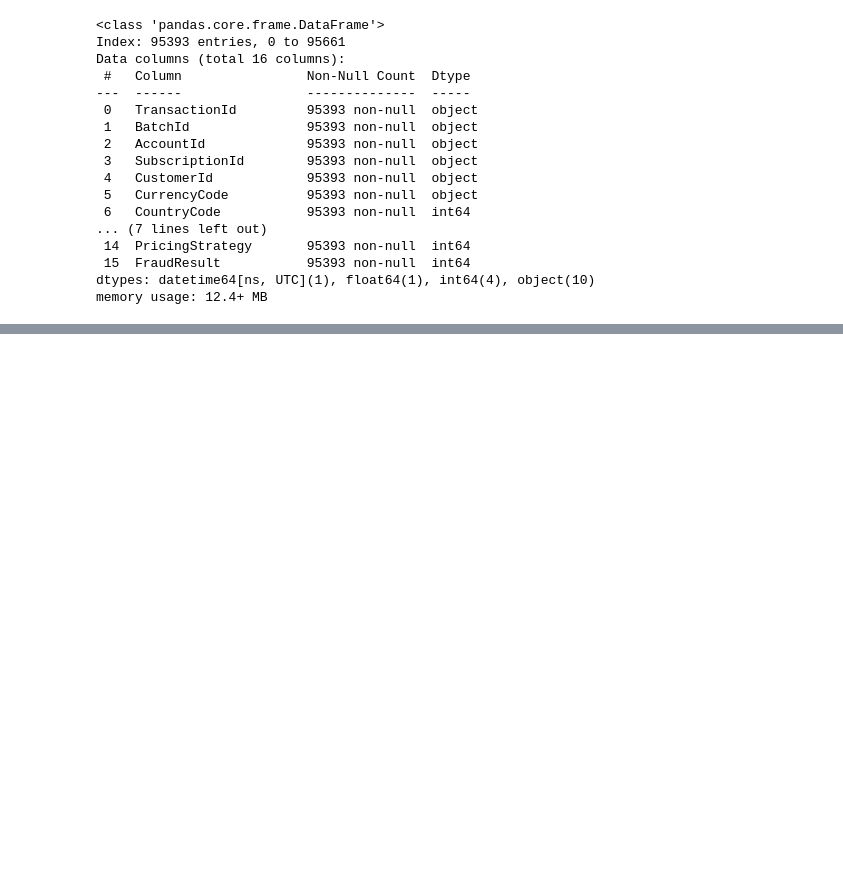
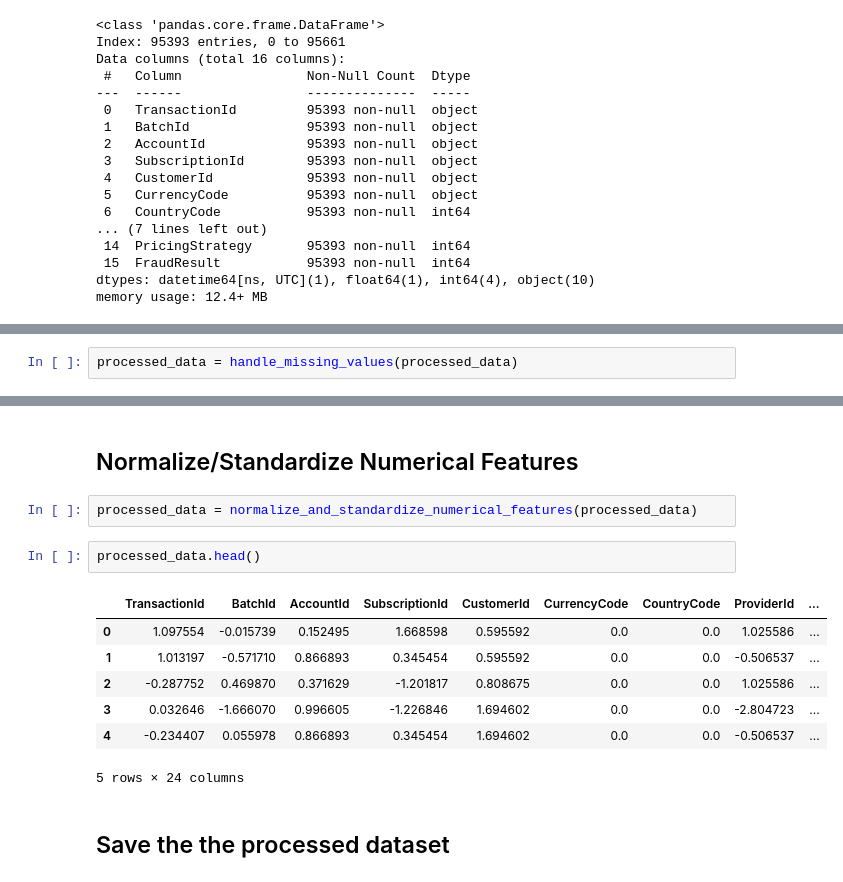
Before and after one commit to Daniel-Andarge/AiML-bati-bank-credit-scoring-model, a Jupyter notebook: notebooks/feature_engineering.ipynb, the cells around one changed output, grey strips where cells are left out. Saved outputs shown, nothing was run; the diff lists cells and outputs as text; blank space fills up the shorter version.

```diff
--- a/notebooks/feature_engineering.ipynb
+++ b/notebooks/feature_engineering.ipynb
@@ -36,0 +131,2 @@ memory usage: 12.4+ MB
+# %%
+processed_data = handle_missing_values(processed_data)
@@ -36,0 +153,16 @@ memory usage: 12.4+ MB
+# %% [markdown]
+## Normalize/Standardize Numerical Features
+# %%
+processed_data = normalize_and_standardize_numerical_features(processed_data)
+# %%
+processed_data.head()
+# %% [output]
+|  | TransactionId | BatchId | AccountId | SubscriptionId | CustomerId | CurrencyCode | CountryCode | ProviderId | ... |
+| 0 | 1.097554 | -0.015739 | 0.152495 | 1.668598 | 0.595592 | 0.0 | 0.0 | 1.025586 | ... |
+| 1 | 1.013197 | -0.571710 | 0.866893 | 0.345454 | 0.595592 | 0.0 | 0.0 | -0.506537 | ... |
+| 2 | -0.287752 | 0.469870 | 0.371629 | -1.201817 | 0.808675 | 0.0 | 0.0 | 1.025586 | ... |
+| 3 | 0.032646 | -1.666070 | 0.996605 | -1.226846 | 1.694602 | 0.0 | 0.0 | -2.804723 | ... |
+| 4 | -0.234407 | 0.055978 | 0.866893 | 0.345454 | 1.694602 | 0.0 | 0.0 | -0.506537 | ... |
+5 rows × 24 columns
+# %% [markdown]
+## Save the the processed dataset
```
Also changed, not shown: parts of 14 cells of this notebook, 2 other files.
